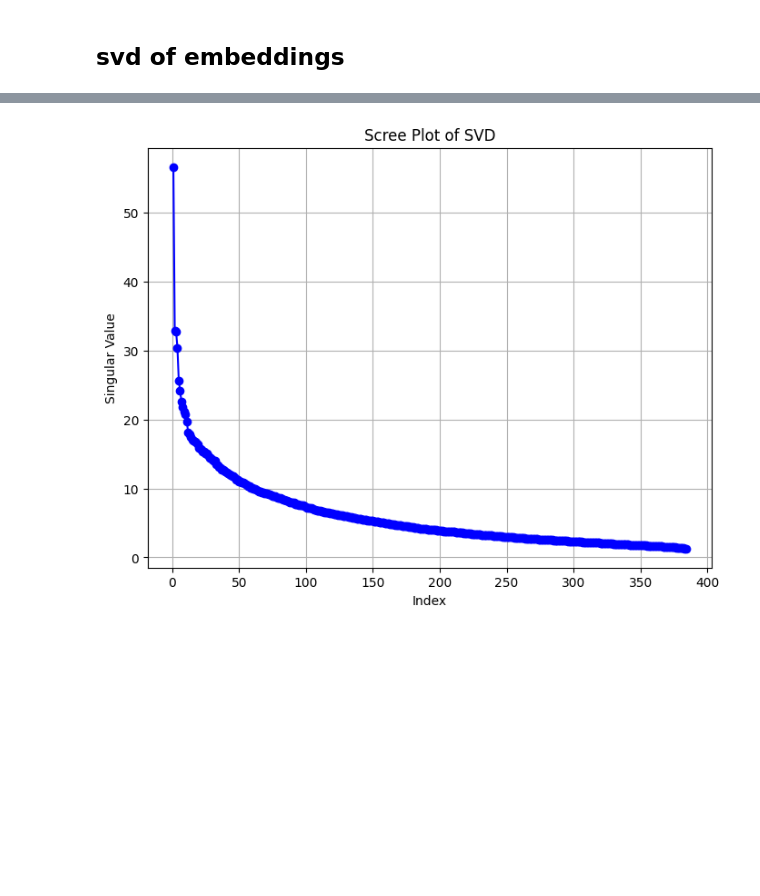
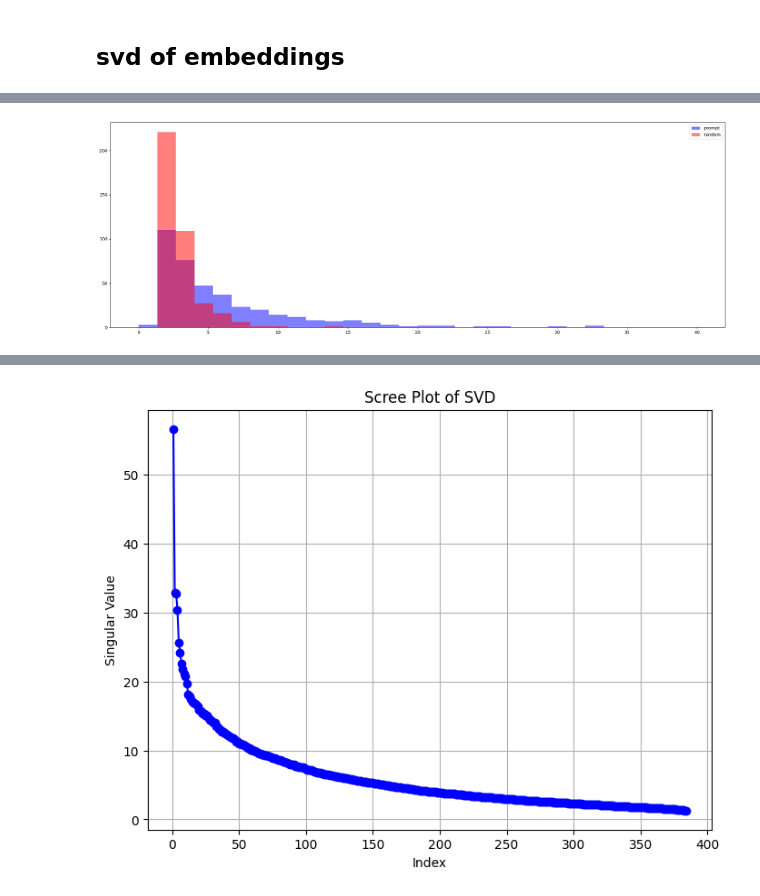
Before and after one commit to iz05/gpt-token-visual, a Jupyter notebook: playground.ipynb, the cells around one changed output, grey strips where cells are left out. Drawn from its saved outputs; the diff is of its cells as text; code cells hidden in the pictures; blank space fills up the shorter version.

```diff
--- a/playground.ipynb
+++ b/playground.ipynb
@@ -350,0 +458,20 @@ def scree_plot(A):
+# %%
+# Assuming inertia_data[beta] returns a list of 7 lists, each containing 500 points
+A = np.array(stacked_array)
+_, s, _ = np.linalg.svd(A)
+
+B = np.array(random_tokens)
+_, t, _ = np.linalg.svd(B)
+# %%
+# Create a subplot
+fig, ax = plt.subplots(1, 1, figsize=(20, 7))
+
+ax.hist(s, bins=30, range=(0, 40), color='blue', alpha=0.5, label="prompt")
+ax.hist(t, bins=30, range=(0, 40), color='red', alpha=0.5, label="random")
+ax.legend()
+
+plt.tight_layout()
+plt.savefig("svd_histogram.png")
+plt.show()
+# %% [output]
+[figure, added]
```
Also changed, not shown: parts of 12 cells of this notebook, 1 other file.
